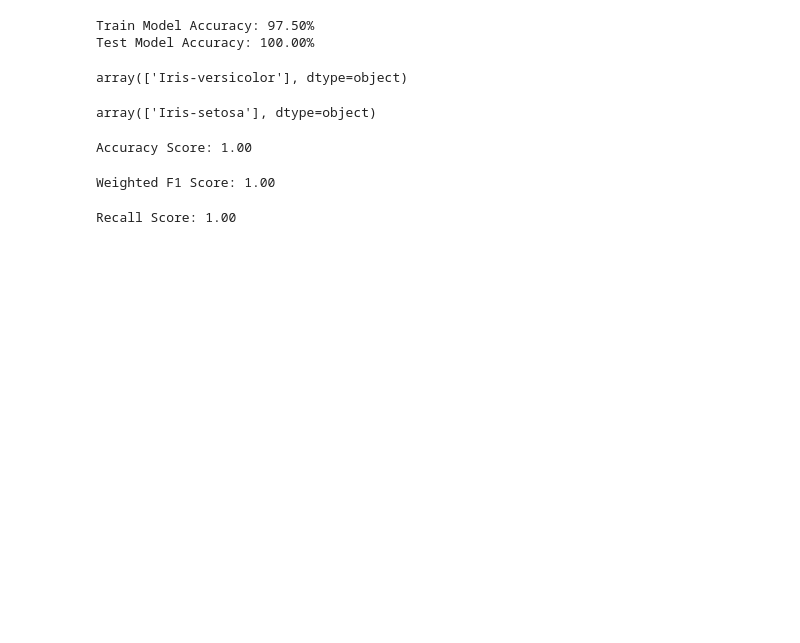
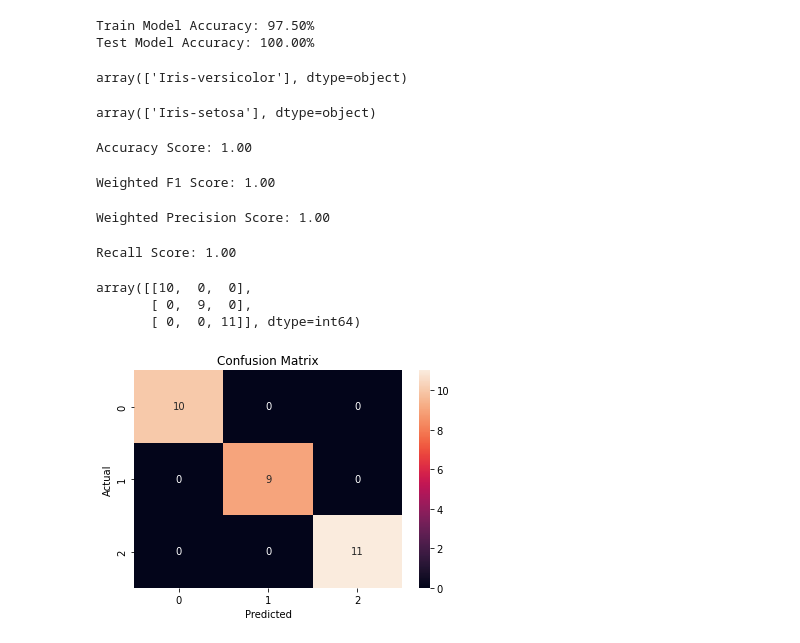
Before and after one commit to MuhammadUzair0786/Machine-Learning-Model-Building, a Jupyter notebook: Logistic_Regression.ipynb, the cells around one changed output. Saved outputs shown, nothing was run; the diff lists cells and outputs as text; code cells hidden in the pictures; blank space fills up the shorter version.

Commit message:
Practice Confusion matrix and Accuracy,Precsion,Recall,F1_Score

```diff
--- a/Logistic_Regression.ipynb
+++ b/Logistic_Regression.ipynb
@@ -287,8 +287,28 @@ f1 = f1_score(y_test, y_pred, average='weighted')
 print(f"Weighted F1 Score: {f1:.2f}")
 # %% [output]
 Weighted F1 Score: 1.00
+# %%
+pr_score=precision_score(y_test, y_pred, average='weighted')
+print(f"Weighted Precision Score: {pr_score:.2f}")
+# %% [output]
+Weighted Precision Score: 1.00
 # %%
 model_iris.recall_score = model_iris.score(x_test, y_test)
 print(f"Recall Score: {model_iris.recall_score:.2f}")
 # %% [output]
 Recall Score: 1.00
+# %%
+cf_matrix=confusion_matrix(y_test,y_pred)
+cf_matrix
+# %% [output]
+array([[10,  0,  0],
+       [ 0,  9,  0],
+       [ 0,  0, 11]], dtype=int64)
+# %%
+sns.heatmap(cf_matrix, annot=True)
+plt.title('Confusion Matrix')
+plt.xlabel('Predicted')
+plt.ylabel('Actual')
+plt.show()
+# %% [output]
+[figure, added]
```
Also changed, not shown: parts of 1 cell of this notebook.
